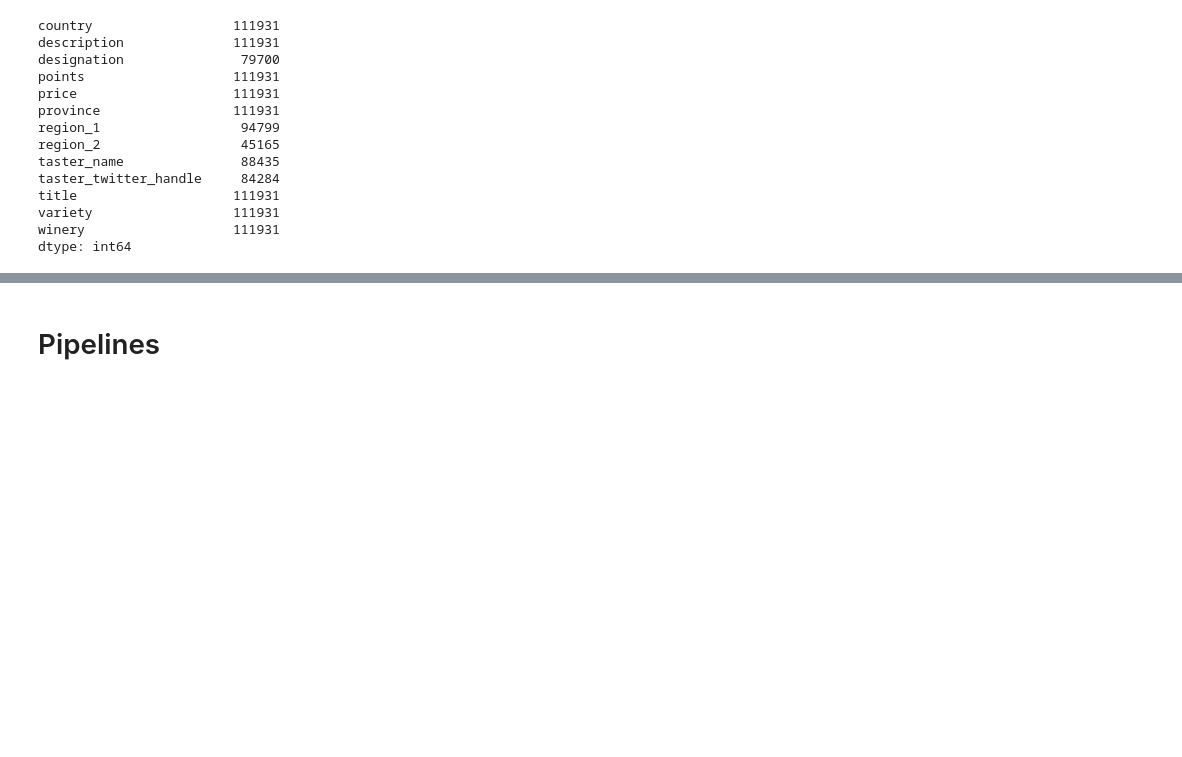
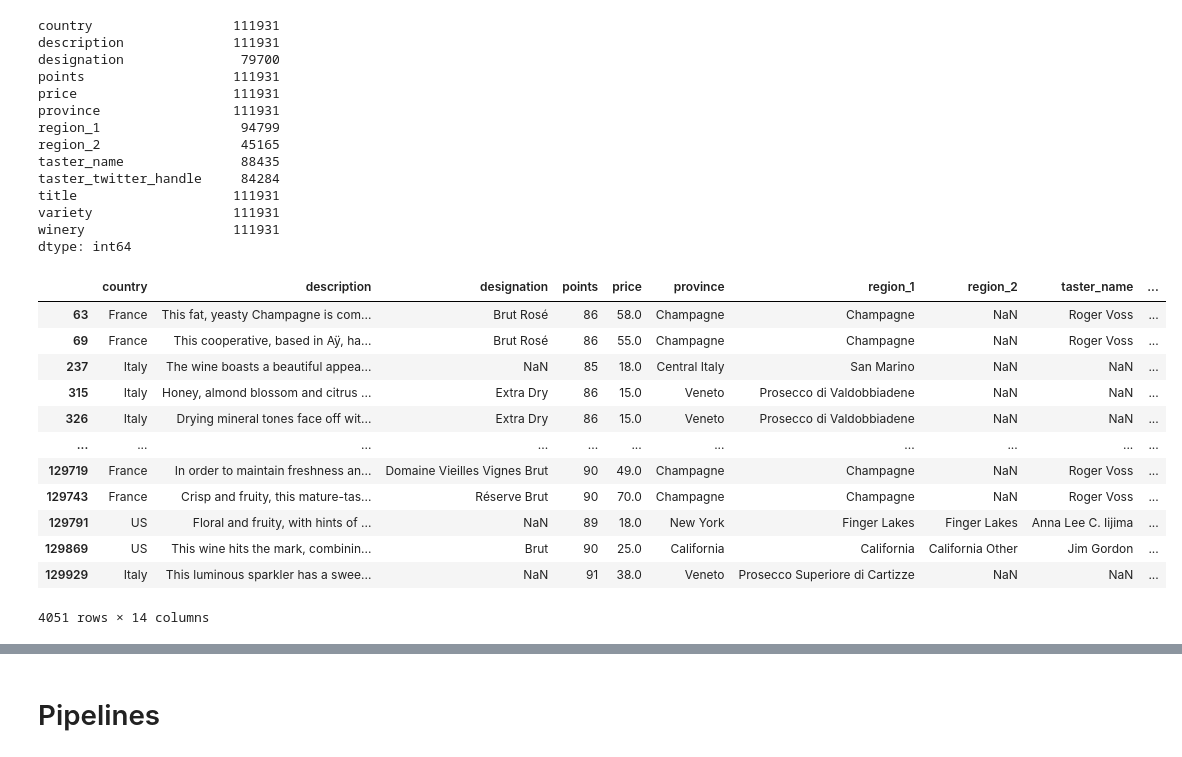
Before and after one commit to lior15/Python_ML_2023, a Jupyter notebook: Exercises/Final Project/Wine Dataset - EDA- Solution.ipynb, the cells around one changed output, grey strips where cells are left out. Drawn from its saved outputs; the diff is of its cells as text; code cells hidden in the pictures; blank space fills up the shorter version.

```diff
--- a/Exercises/Final Project/Wine Dataset - EDA- Solution.ipynb
+++ b/Exercises/Final Project/Wine Dataset - EDA- Solution.ipynb
@@ -163,0 +204,16 @@ dtype: int64
+# %%
+wine_reviews[wine_reviews.year.isnull()]
+# %% [output]
+|  | country | description | designation | points | price | province | region_1 | region_2 | taster_name | ... |
+| 63 | France | This fat, yeasty Champagne is com... | Brut Rosé | 86 | 58.0 | Champagne | Champagne | NaN | Roger Voss | ... |
+| 69 | France | This cooperative, based in Aÿ, ha... | Brut Rosé | 86 | 55.0 | Champagne | Champagne | NaN | Roger Voss | ... |
+| 237 | Italy | The wine boasts a beautiful appea... | NaN | 85 | 18.0 | Central Italy | San Marino | NaN | NaN | ... |
+| 315 | Italy | Honey, almond blossom and citrus ... | Extra Dry | 86 | 15.0 | Veneto | Prosecco di Valdobbiadene | NaN | NaN | ... |
+| 326 | Italy | Drying mineral tones face off wit... | Extra Dry | 86 | 15.0 | Veneto | Prosecco di Valdobbiadene | NaN | NaN | ... |
+| ... | ... | ... | ... | ... | ... | ... | ... | ... | ... | ... |
+| 129719 | France | In order to maintain freshness an... | Domaine Vieilles Vignes Brut | 90 | 49.0 | Champagne | Champagne | NaN | Roger Voss | ... |
+| 129743 | France | Crisp and fruity, this mature-tas... | Réserve Brut | 90 | 70.0 | Champagne | Champagne | NaN | Roger Voss | ... |
+| 129791 | US | Floral and fruity, with hints of ... | NaN | 89 | 18.0 | New York | Finger Lakes | Finger Lakes | Anna Lee C. Iijima | ... |
+| 129869 | US | This wine hits the mark, combinin... | Brut | 90 | 25.0 | California | California | California Other | Jim Gordon | ... |
+| 129929 | Italy | This luminous sparkler has a swee... | NaN | 91 | 38.0 | Veneto | Prosecco Superiore di Cartizze | NaN | NaN | ... |
+4051 rows × 14 columns
```
Also changed, not shown: parts of 19 cells of this notebook, 1 other file.
